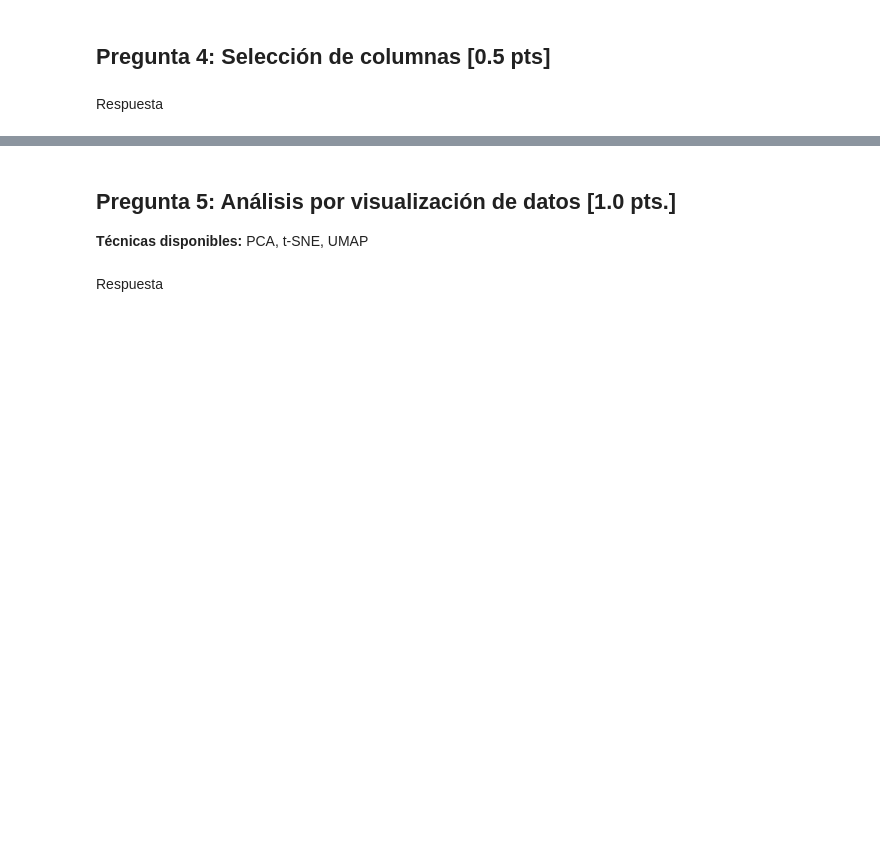
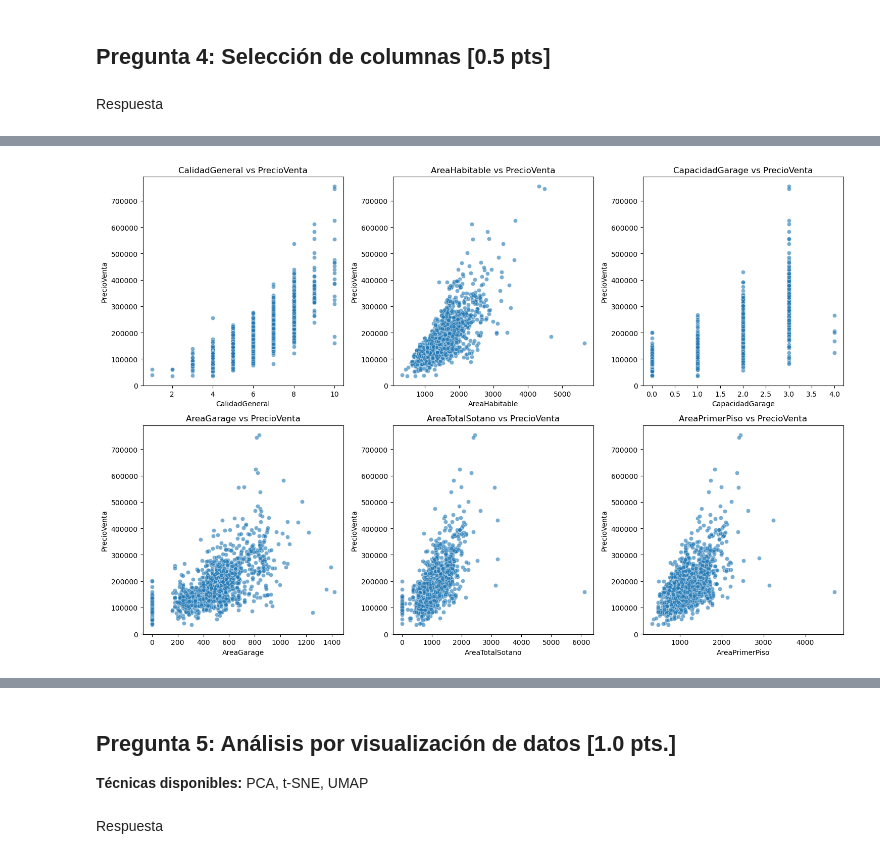
Before and after one commit to fperezcanales/house-prices-advanced-regression-techniques, a Jupyter notebook: Base Evaluación Práctica 1.ipynb, the cells around one changed output, grey strips where cells are left out. Cells and saved outputs as stored; diff of their text form; code cells hidden in the pictures; blank space fills up the shorter version.

```diff
--- a/Base Evaluación Práctica 1.ipynb
+++ b/Base Evaluación Práctica 1.ipynb
@@ -97,0 +462,6 @@ Respuesta
+# %%
+# Eliminar columnas con baja correlación
+df = df.drop(columns=baja_corr.index)
+# Verificar columnas restantes
+print("✅ Columnas restantes tras eliminar baja correlación:")
+print(df.columns)
@@ -97,0 +486,24 @@ Respuesta
+# %%
+import matplotlib.pyplot as plt
+import seaborn as sns
+
+# Calcular correlaciones con PrecioVenta
+df_numericas = df.select_dtypes(include=[np.number])
+correlaciones = df_numericas.corr()['PrecioVenta'].drop('PrecioVenta')
+
+# Tomar las 6 con mayor correlación absoluta
+top_corr = correlaciones.abs().sort_values(ascending=False).head(6).index
+
+# Graficar scatter plots
+plt.figure(figsize=(15, 10))
+for i, col in enumerate(top_corr, 1):
+    plt.subplot(2, 3, i)
+    sns.scatterplot(x=df[col], y=df['PrecioVenta'], alpha=0.6)
+    plt.title(f'{col} vs PrecioVenta')
+    plt.xlabel(col)
+    plt.ylabel('PrecioVenta')
+
+plt.tight_layout()
+plt.show()
+# %% [output]
+[figure, added]
```
Also changed, not shown: parts of 24 cells of this notebook.
